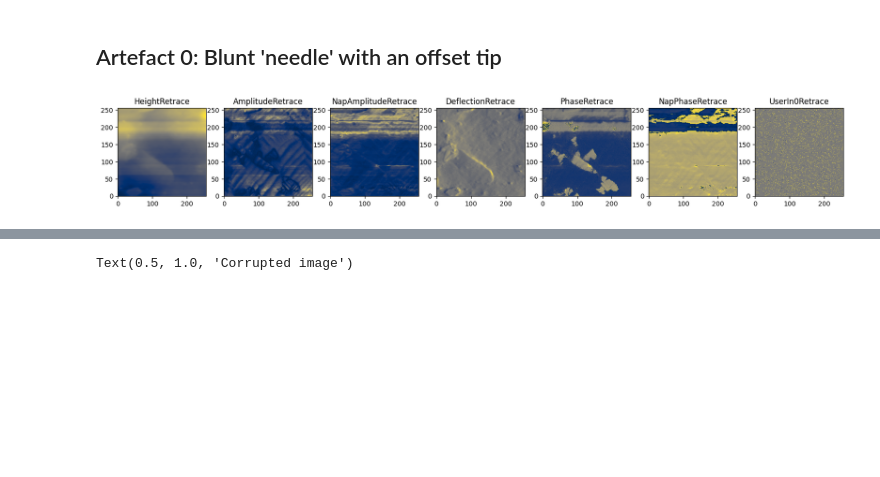
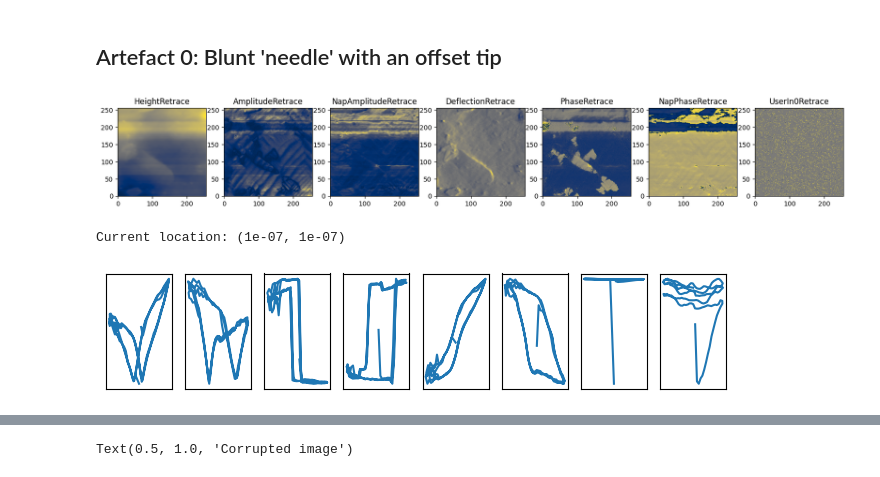
Before and after one commit to min-sssseung/Pycroscopy, a Jupyter notebook: Hackathon/1_AFM_Imperfect_Probe_COLAB_Hackaton.ipynb, the cells around one changed output, grey strips where cells are left out. Saved outputs shown, nothing was run; the diff lists cells and outputs as text; code cells hidden in the pictures; blank space fills up the shorter version.

```diff
--- a/Hackathon/1_AFM_Imperfect_Probe_COLAB_Hackaton.ipynb
+++ b/Hackathon/1_AFM_Imperfect_Probe_COLAB_Hackaton.ipynb
@@ -133,16 +133,16 @@ dset_spm1.h5        100%[===================>]  21.28M  --.-KB/s    in 0.1s
 # %% [markdown]
 ## 2.2 Register Data to the Digital twin
 # %%
-# uri = "PYRO:microscope.server@localhost:9092" #port for the AFM DT 9092
-# mic_server = Pyro5.api.Proxy(uri)
-# import sys
+uri = "PYRO:microscope.server@localhost:9092" #port for the AFM DT 9092
+mic_server = Pyro5.api.Proxy(uri)
+import sys
 
-# if 'google.colab' in sys.modules:
-#     mic_server.initialize_microscope("AFM", data_path = r"dset_spm1.h5")
-# else:
-#     mic_server.initialize_microscope("AFM", data_path = "../test/datasets/dset_spm1.h5")
-# mic_server.setup_microscope(data_source = 'Compound_Dataset_1')#upload dataset?
-# mic_server.get_dataset_info()
+if 'google.colab' in sys.modules:
+    mic_server.initialize_microscope("AFM", data_path = r"dset_spm1.h5")
+else:
+    mic_server.initialize_microscope("AFM", data_path = "../test/datasets/dset_spm1.h5")
+mic_server.setup_microscope(data_source = 'Compound_Dataset_1')#upload dataset?
+mic_server.get_dataset_info()
 # %% [output]
 [('channels',
   ['Channel_000',
@@ -200,3 +200,19 @@ for i in range(7):
     ax[i].set_title(f'{channel[i]}')
 # %% [output]
 [figure]
+# %%
+mic_server.go_to(x=0.1e-6, y=0.1e-6)
+print(f'Current location: {mic_server.x, mic_server.y}')
+
+(array_list_spec, shape_spec, dtype_spec), (array_list_y, shape_y, dtype_y) = mic_server.get_spectrum()
+_spec_dim = np.array(array_list_spec, dtype=dtype_spec).reshape(shape_spec)
+_y = np.array(array_list_y, dtype=dtype_y).reshape(shape_y)
+res = (_spec_dim, _y)
+fig, ax = plt.subplots(1, len(res[1]), figsize=(8, 1.5))
+for i in range(len(res[1])):
+    ax[i].plot(res[0], res[1][i])
+    ax[i].set_xticks([])
+    ax[i].set_yticks([])
+# %% [output]
+Current location: (1e-07, 1e-07)
+[figure, added]
```
Also changed, not shown: parts of 3 cells of this notebook.
